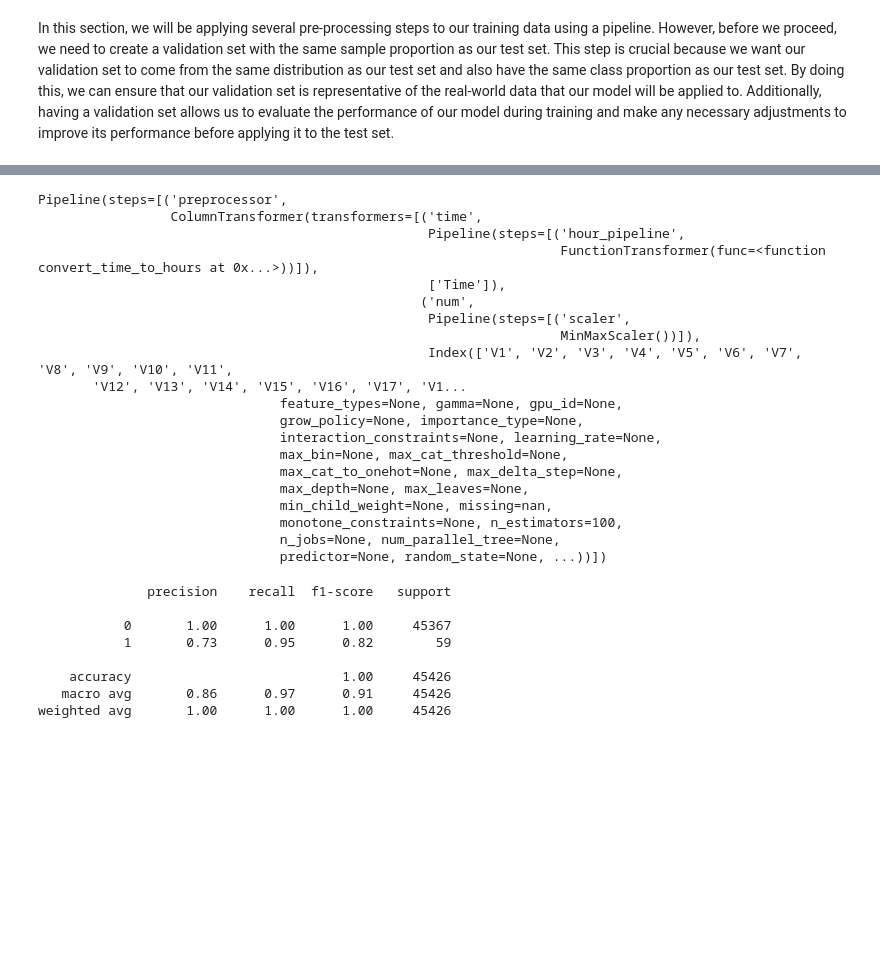
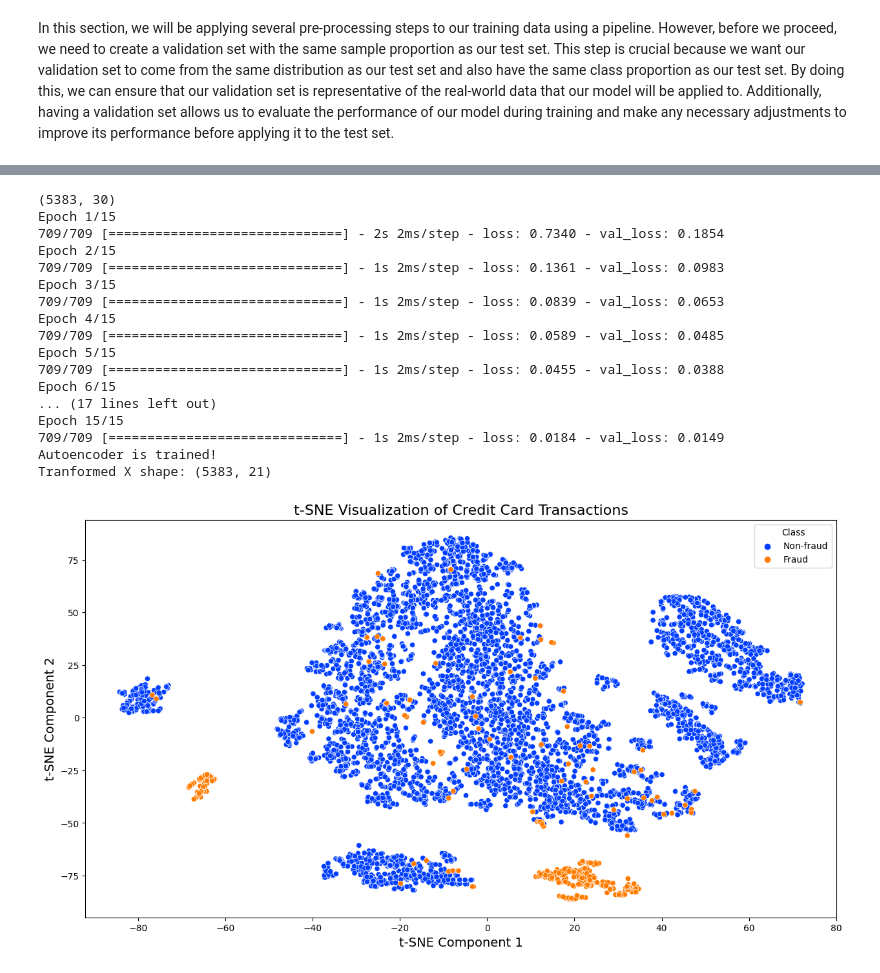
Before and after one commit to KevinChima/Credit-Card-Fraud, a Jupyter notebook: CreditCardFraud.ipynb, the cells around one changed output, grey strips where cells are left out. Saved outputs shown, nothing was run; the diff lists cells and outputs as text; code cells hidden in the pictures; blank space fills up the shorter version.

```diff
--- a/CreditCardFraud.ipynb
+++ b/CreditCardFraud.ipynb
@@ -864,35 +683,0 @@ pipeline = Pipeline(steps=pipeline_steps)
-# %%
-pipeline.fit(X_train, y_train)
-# %% [output]
-Pipeline(steps=[('preprocessor',
-                 ColumnTransformer(transformers=[('time',
-                                                  Pipeline(steps=[('hour_pipeline',
-                                                                   FunctionTransformer(func=<function convert_time_to_hours at 0x...>))]),
-                                                  ['Time']),
-                                                 ('num',
-                                                  Pipeline(steps=[('scaler',
-                                                                   MinMaxScaler())]),
-                                                  Index(['V1', 'V2', 'V3', 'V4', 'V5', 'V6', 'V7', 'V8', 'V9', 'V10', 'V11',
-       'V12', 'V13', 'V14', 'V15', 'V16', 'V17', 'V1...
-                               feature_types=None, gamma=None, gpu_id=None,
-                               grow_policy=None, importance_type=None,
-                               interaction_constraints=None, learning_rate=None,
-                               max_bin=None, max_cat_threshold=None,
-                               max_cat_to_onehot=None, max_delta_step=None,
-                               max_depth=None, max_leaves=None,
-                               min_child_weight=None, missing=nan,
-                               monotone_constraints=None, n_estimators=100,
-                               n_jobs=None, num_parallel_tree=None,
-                               predictor=None, random_state=None, ...))])
-# %%
-y_pred = pipeline.predict(X_val)
-print(classification_report(y_pred, y_val))
-# %% [output]
-              precision    recall  f1-score   support
-
-           0       1.00      1.00      1.00     45367
-           1       0.73      0.95      0.82        59
-
-    accuracy                           1.00     45426
-   macro avg       0.86      0.97      0.91     45426
-weighted avg       1.00      1.00      1.00     45426
@@ -898,0 +721,23 @@ weighted avg       1.00      1.00      1.00     45426
+# %%
+np.random.seed(42)
+# plots the t-SNE visualization on the encoded generaters 5000 samples
+plot_tsne(df_explore, encoder=True, encoding_units=21)
+# %% [output]
+(5383, 30)
+Epoch 1/15
+709/709 [==============================] - 2s 2ms/step - loss: 0.7340 - val_loss: 0.1854
+Epoch 2/15
+709/709 [==============================] - 1s 2ms/step - loss: 0.1361 - val_loss: 0.0983
+Epoch 3/15
+709/709 [==============================] - 1s 2ms/step - loss: 0.0839 - val_loss: 0.0653
+Epoch 4/15
+709/709 [==============================] - 1s 2ms/step - loss: 0.0589 - val_loss: 0.0485
+Epoch 5/15
+709/709 [==============================] - 1s 2ms/step - loss: 0.0455 - val_loss: 0.0388
+Epoch 6/15
+... (17 lines left out)
+Epoch 15/15
+709/709 [==============================] - 1s 2ms/step - loss: 0.0184 - val_loss: 0.0149
+Autoencoder is trained!
+Tranformed X shape: (5383, 21)
+[figure, added]
```
Also changed, not shown: parts of 74 cells of this notebook.
